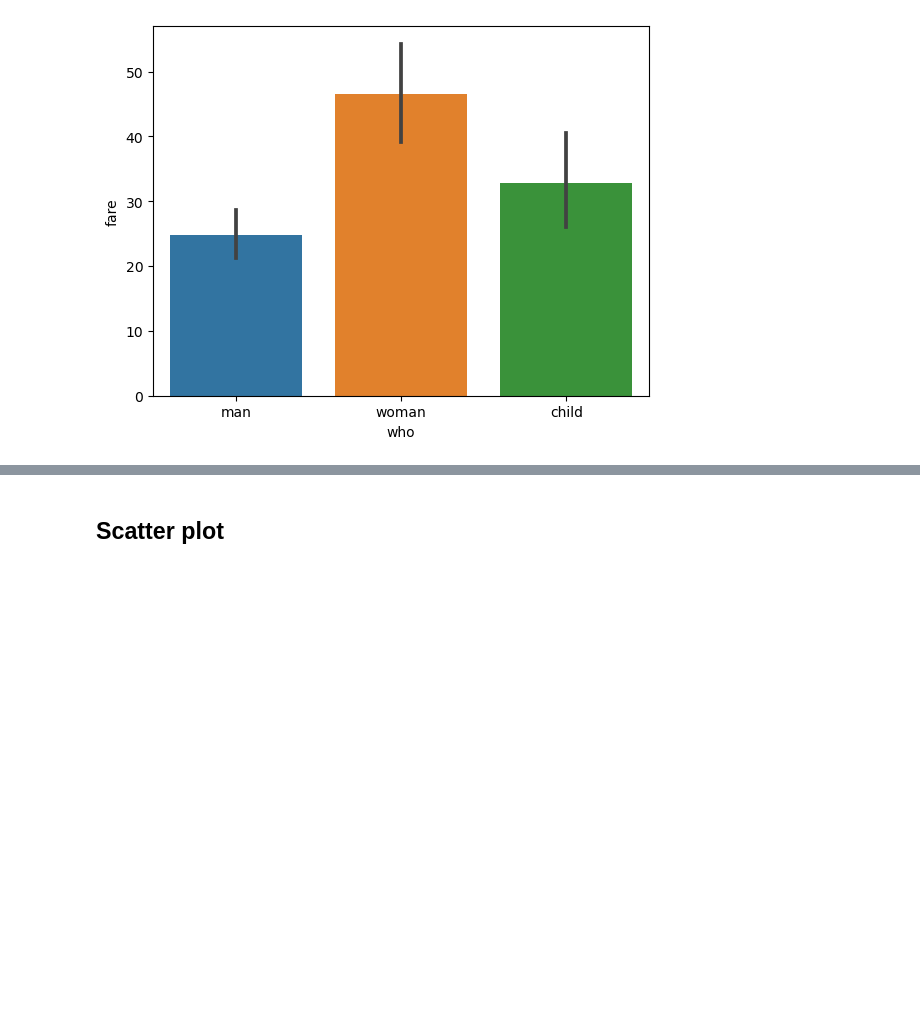
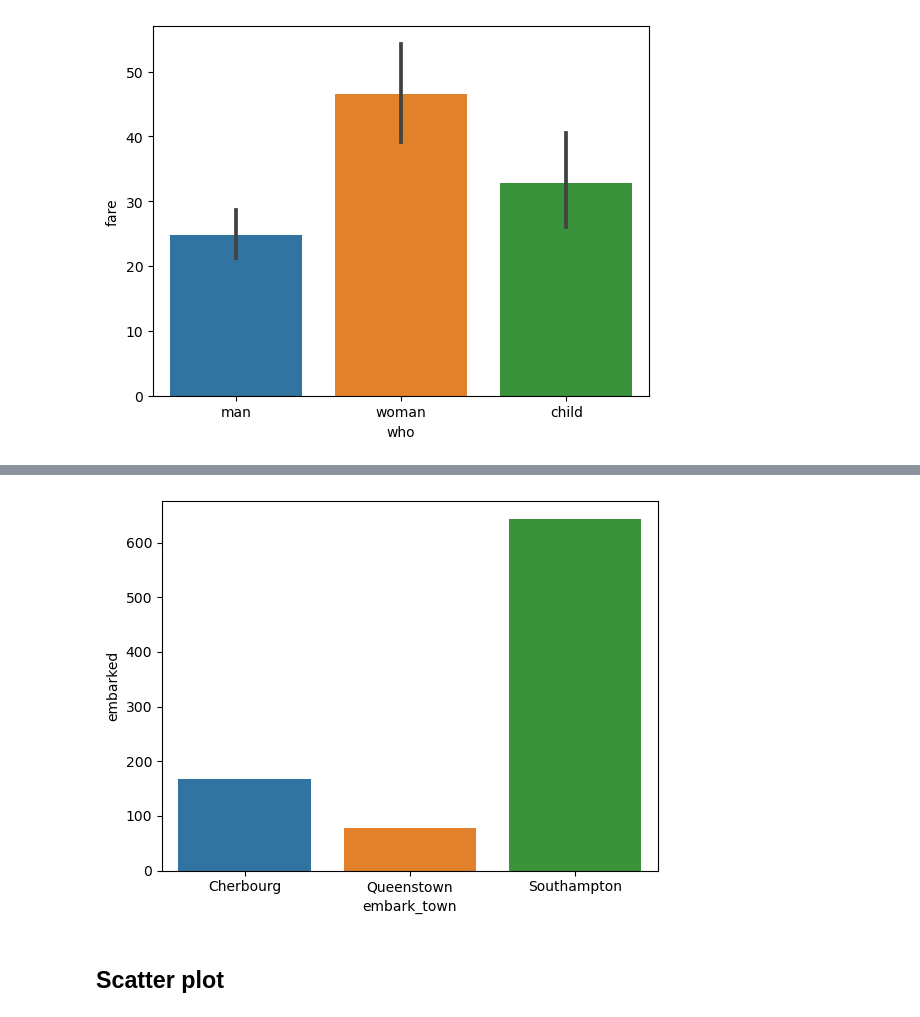
Before and after one commit to chuck-ankit/Python, a Jupyter notebook: Learning/05b_Matplotlib_Seaborn.ipynb, the cells around one changed output, grey strips where cells are left out. Saved outputs shown, nothing was run; the diff lists cells and outputs as text; code cells hidden in the pictures; blank space fills up the shorter version.

```diff
--- a/Learning/05b_Matplotlib_Seaborn.ipynb
+++ b/Learning/05b_Matplotlib_Seaborn.ipynb
@@ -293,3 +293,7 @@ plt.show()
 # %% [output]
 [figure]
 [figure]
+# %%
+count_df =  df[['embark_town','embarked']].groupby(by='embark_town').agg(len)
+
+count_df
@@ -296,3 +306,8 @@ plt.show()
+# %%
+sns.barplot(data=count_df,x=count_df.index,y=count_df['embarked'])
+plt.show()
+# %% [output]
+[figure, added]
 # %% [markdown]
 ## Scatter plot
 # %% [markdown]
```
Also changed, not shown: parts of 1 cell of this notebook.
